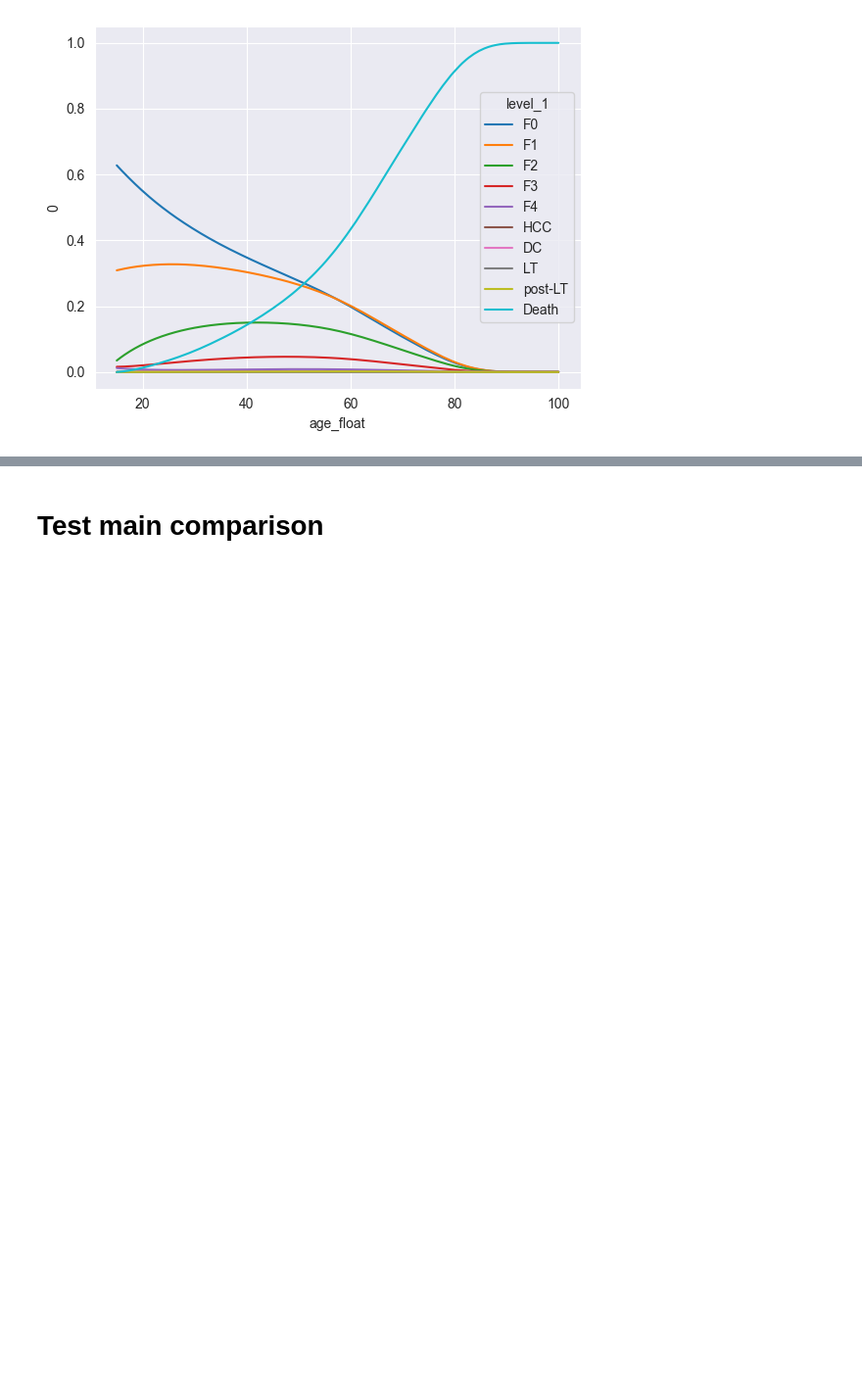
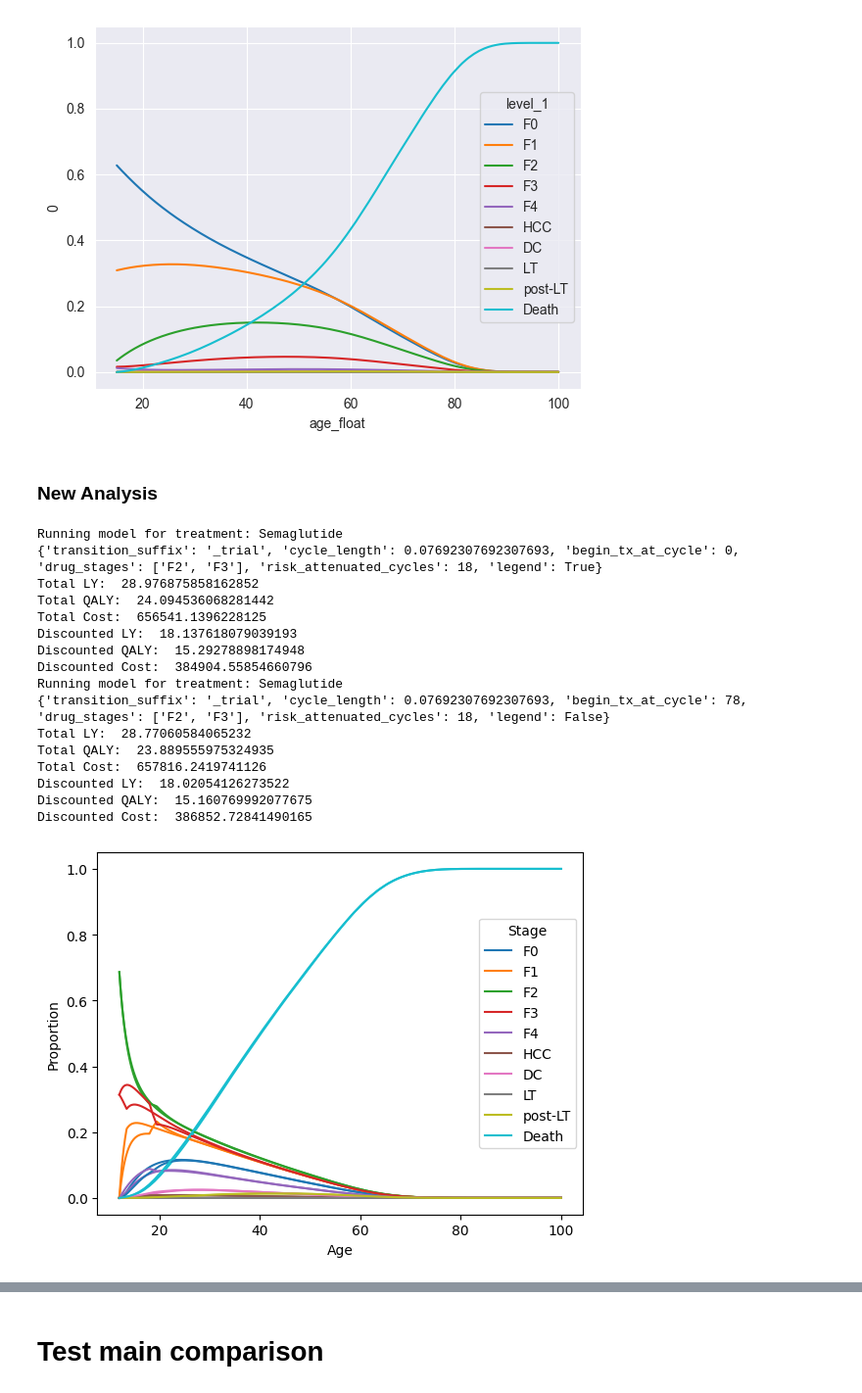
Before and after one commit to ConorMesser/glp1_cea, a Jupyter notebook: final_project.ipynb, the cells around one changed output, grey strips where cells are left out. Shown at 98% size. Saved outputs shown, nothing was run; the diff lists cells and outputs as text; code cells hidden in the pictures; blank space fills up the shorter version.

```diff
--- a/final_project.ipynb
+++ b/final_project.ipynb
@@ -17,9 +17,11 @@ from model_functions import load_transition_matrix, gen_risk_matrix, gen_transit
     run_mc_sim, calculate_outcomes, plot_trace, load_costs, STAGE_ORDER, run_comparison
 # %%
 # GLOBAL initial values
-cycle_length = 1/4 # in years
-starting_age = 15  # TODO change to 12?
-n_years = 100 - starting_age  # simulate until age 100
+cycle_num_year = 4
+cycle_length = 1/cycle_num_year # in years
+
+starting_age = 12
+n_years = 100 - starting_age  # simulate until age 105
 n_cycles = int(n_years / cycle_length)
 # %%
 tm = load_transition_matrix('~/Documents/courses/HRP_392/final_baseline_transition_probs.csv', "_obs", cycle_length=cycle_length)
@@ -84,3 +86,45 @@ plot_trace(trace)
 plot_trace(trace_rm)
 # %% [output]
 [figure]
+# %% [markdown]
+### New Analysis
+# %%
+tm = load_transition_matrix('./final_baseline_transition_probs.csv', "_trial", cycle_length=cycle_length)
+rm = gen_risk_matrix(regression_risk=1.56, progression_risk=0.6097424116233234)
+
+baseline_tm_suffix="_trial"
+sum_f2_f3 = 0.035 + 0.016
+initial_prevalence = [0,0, 0.035/sum_f2_f3, 0.016/sum_f2_f3, 0, 0,0,0,0,0]
+
+if cycle_num_year == 13:
+    risk_cycles = 18
+elif cycle_num_year == 4:
+    risk_cycles = 6
+elif cycle_num_year == 1:
+    risk_cycles = 1
+# %%
+
+
+results, traces = run_comparison('./final_baseline_transition_probs.csv',
+               initial_prevalence, ['Semaglutide', 'Semaglutide'], rr=[1.56, 1.56], pr=[0.6097424116233234, 0.6097424116233234],
+               transition_suffix=baseline_tm_suffix, labels=['12', '18'], cycle_length=cycle_length,
+                                begin_tx_at_cycle=[0,cycle_num_year*6], drug_stages=[['F2', 'F3'],['F2', 'F3']],
+                                 risk_attenuated_cycles=risk_cycles, legend=[True, False])
+# %% [output]
+Running model for treatment: Semaglutide
+{'transition_suffix': '_trial', 'cycle_length': 0.07692307692307693, 'begin_tx_at_cycle': 0, 'drug_stages': ['F2', 'F3'], 'risk_attenuated_cycles': 18, 'legend': True}
+Total LY:  28.976875858162852
+Total QALY:  24.094536068281442
+Total Cost:  656541.1396228125
+Discounted LY:  18.137618079039193
+Discounted QALY:  15.29278898174948
+Discounted Cost:  384904.55854660796
+Running model for treatment: Semaglutide
+{'transition_suffix': '_trial', 'cycle_length': 0.07692307692307693, 'begin_tx_at_cycle': 78, 'drug_stages': ['F2', 'F3'], 'risk_attenuated_cycles': 18, 'legend': False}
+Total LY:  28.77060584065232
+Total QALY:  23.889555975324935
+Total Cost:  657816.2419741126
+Discounted LY:  18.02054126273522
+Discounted QALY:  15.160769992077675
+Discounted Cost:  386852.72841490165
+[figure, added]
```
Also changed, not shown: parts of 18 cells of this notebook, 3 other files.
